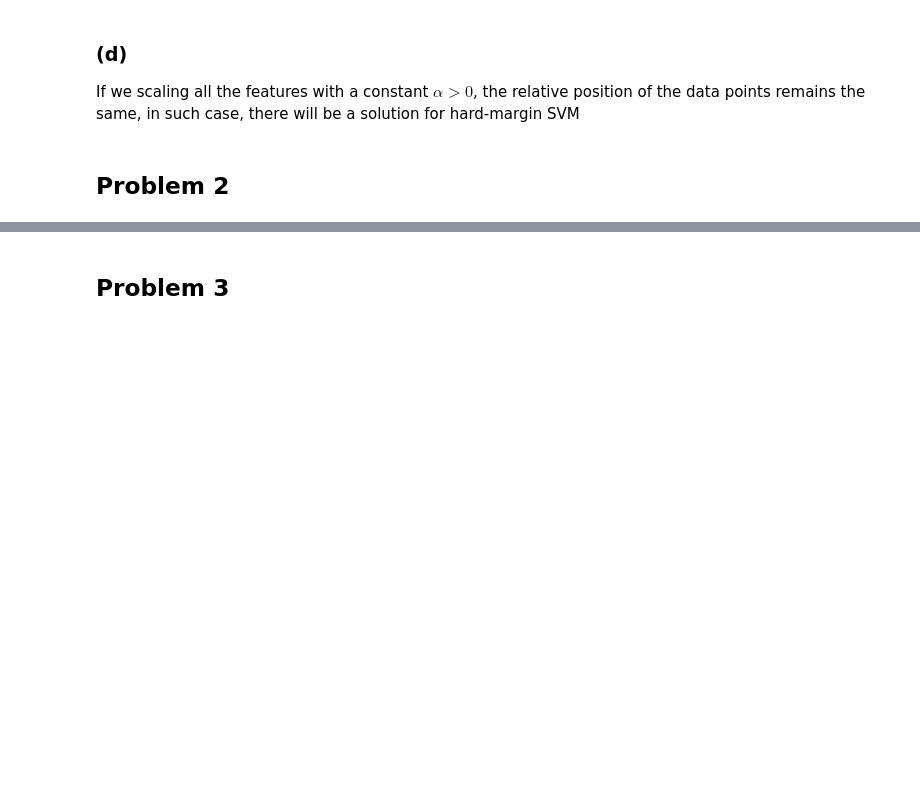
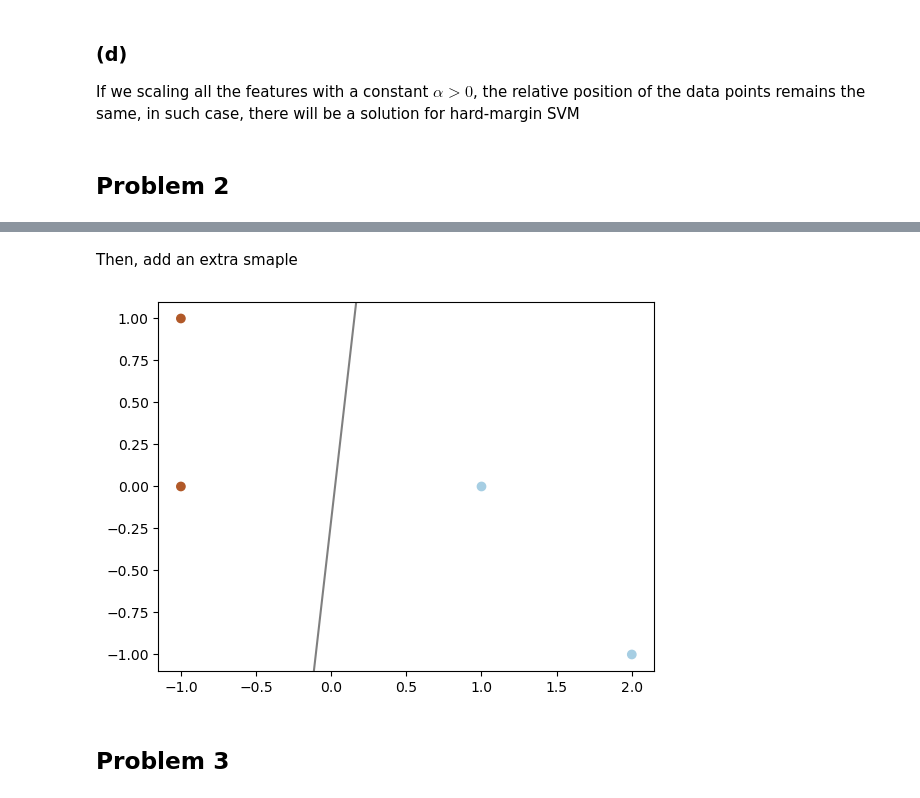
Before and after one commit to Jonas-Zhang97/TUM-MLO, a Jupyter notebook: MLO/HW5/HW5.ipynb, the cells around one changed output, grey strips where cells are left out. Cells and saved outputs as stored; diff of their text form; code cells hidden in the pictures; blank space fills up the shorter version.

```diff
--- a/MLO/HW5/HW5.ipynb
+++ b/MLO/HW5/HW5.ipynb
@@ -23,3 +49,12 @@ If we scaling all the features with a constant $\alpha > 0$, the relative positi
+# %% [markdown]
+Then, add an extra smaple
+# %%
+X_2 = np.array([[-1, 0], [-1, 1], [1, 0], [2, -1]])
+y_2 = np.array([1, 1, -1, -1])
+
+solveHMSVM(X_2, y_2)
+# %% [output]
+[figure, added]
 # %% [markdown]
 ## Problem 3
 # %% [markdown]
```
Also changed, not shown: parts of 4 cells of this notebook, 1 other file.
